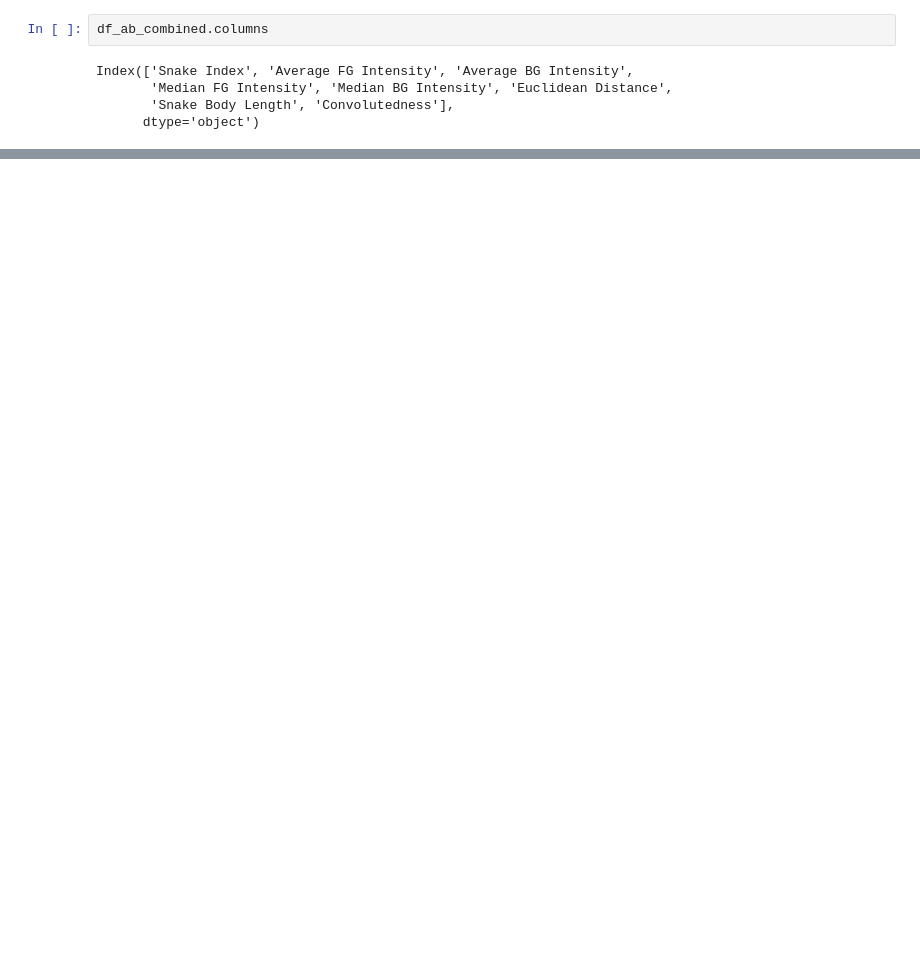
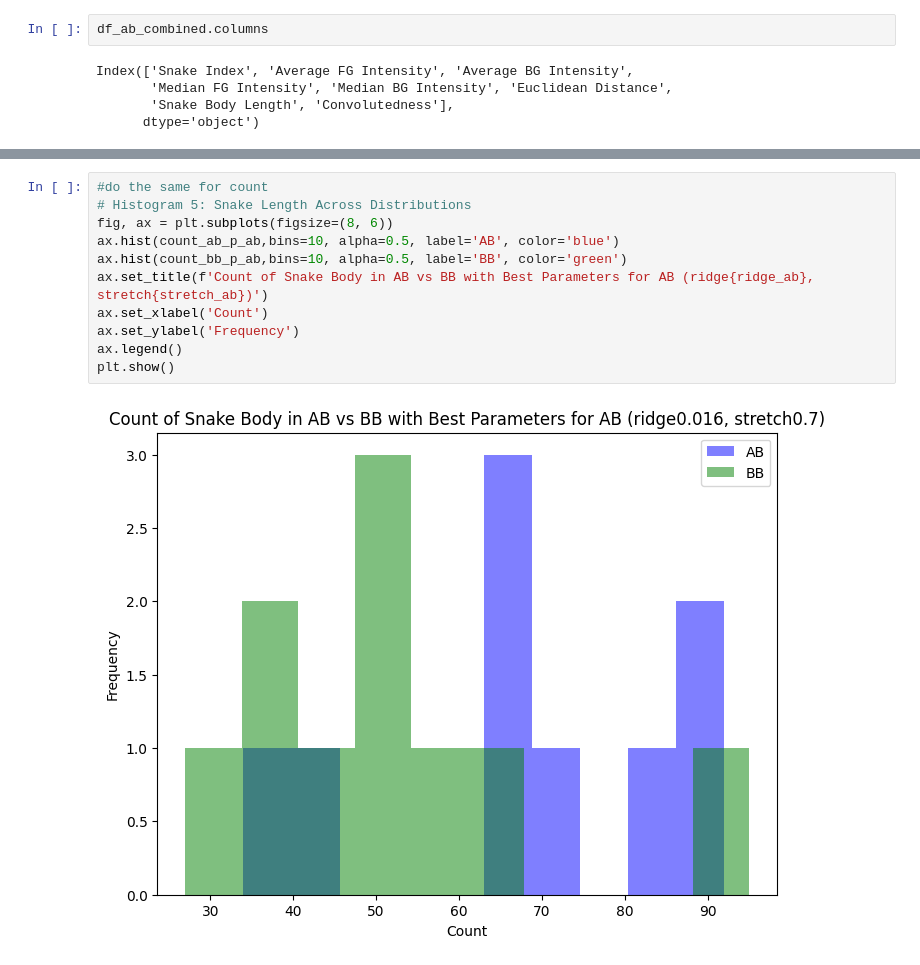
Before and after one commit to hsuyab/actin_seg, a Jupyter notebook: notebook/analysis.ipynb, the cells around one changed output, grey strips where cells are left out. Saved outputs shown, nothing was run; the diff lists cells and outputs as text; blank space fills up the shorter version.

```diff
--- a/notebook/analysis.ipynb
+++ b/notebook/analysis.ipynb
@@ -396,0 +472,13 @@ plt.show()
+# %%
+#do the same for count
+# Histogram 5: Snake Length Across Distributions
+fig, ax = plt.subplots(figsize=(8, 6))
+ax.hist(count_ab_p_ab,bins=10, alpha=0.5, label='AB', color='blue')
+ax.hist(count_bb_p_ab,bins=10, alpha=0.5, label='BB', color='green')
+ax.set_title(f'Count of Snake Body in AB vs BB with Best Parameters for AB (ridge{ridge_ab}, stretch{stretch_ab})')
+ax.set_xlabel('Count')
+ax.set_ylabel('Frequency')
+ax.legend()
+plt.show()
+# %% [output]
+[figure, added]
```
Also changed, not shown: parts of 52 cells of this notebook.
